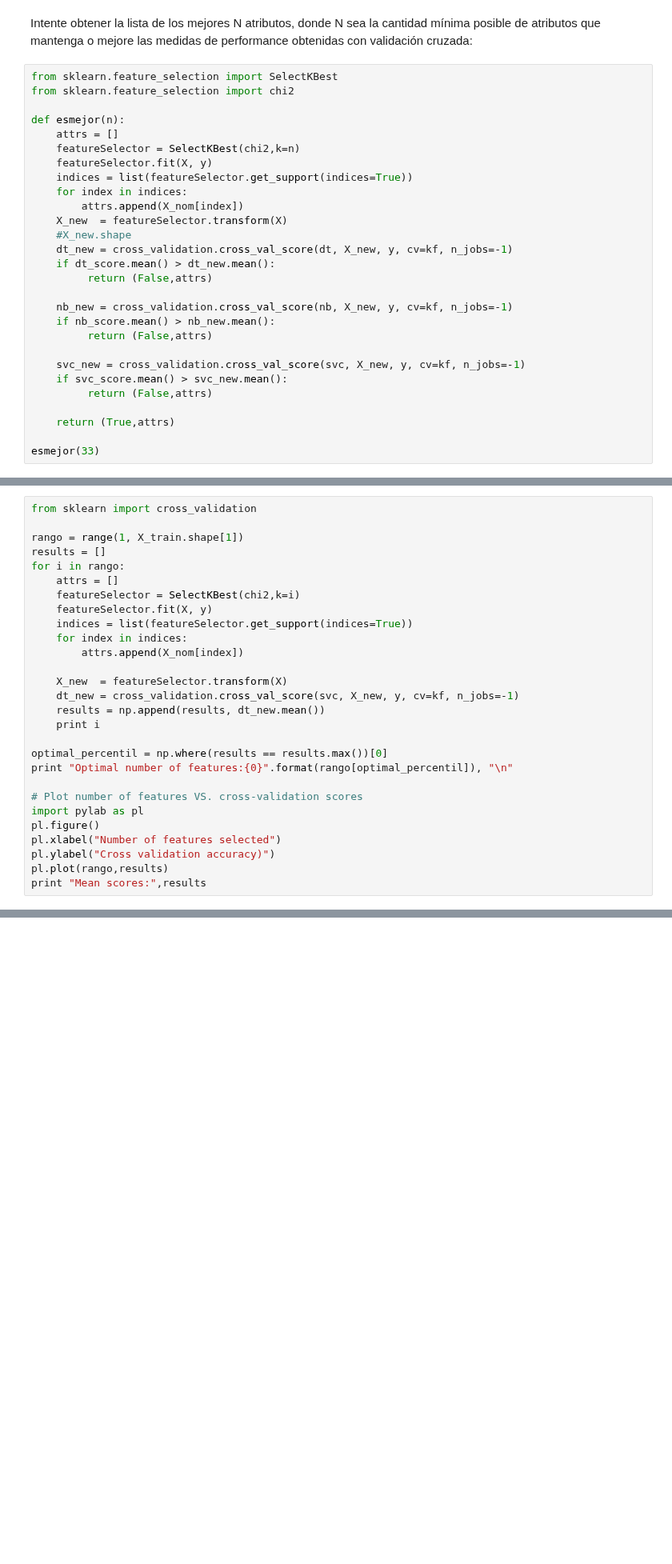
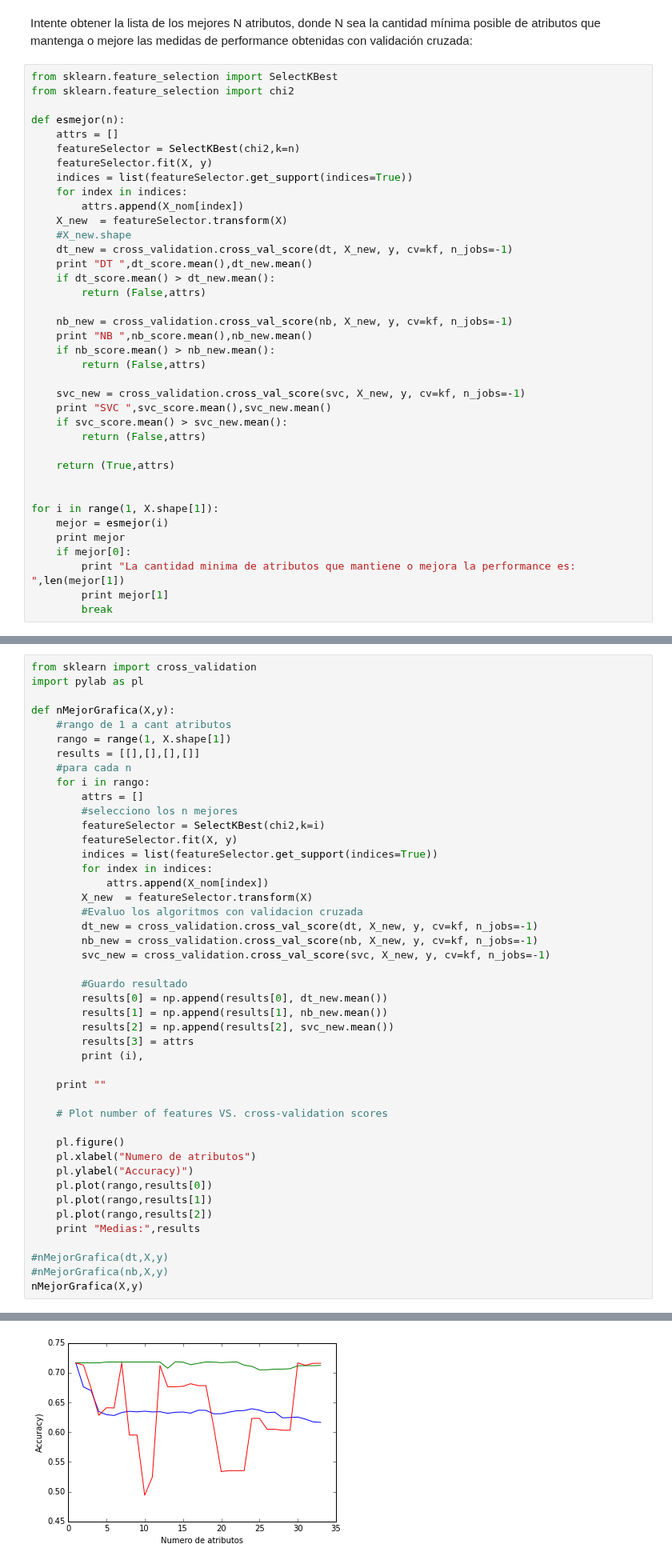
Before and after one commit to raulsperoni/aprendizaje-automatico-2015, a Jupyter notebook: Lab1_2015.ipynb, the cells around one changed output, grey strips where cells are left out. Shown at 80% size. Saved outputs shown, nothing was run; the diff lists cells and outputs as text; blank space fills up the shorter version.

```diff
--- a/Lab1_2015.ipynb
+++ b/Lab1_2015.ipynb
@@ -522,18 +599,28 @@ def esmejor(n):
     X_new  = featureSelector.transform(X)
     #X_new.shape
     dt_new = cross_validation.cross_val_score(dt, X_new, y, cv=kf, n_jobs=-1)
+    print "DT ",dt_score.mean(),dt_new.mean()
     if dt_score.mean() > dt_new.mean():
-         return (False,attrs)
+        return (False,attrs)
 
     nb_new = cross_validation.cross_val_score(nb, X_new, y, cv=kf, n_jobs=-1)
+    print "NB ",nb_score.mean(),nb_new.mean()
     if nb_score.mean() > nb_new.mean():
-         return (False,attrs)
+        return (False,attrs)
 
     svc_new = cross_validation.cross_val_score(svc, X_new, y, cv=kf, n_jobs=-1)
+    print "SVC ",svc_score.mean(),svc_new.mean()
     if svc_score.mean() > svc_new.mean():
-         return (False,attrs)
+        return (False,attrs)
 
     return (True,attrs)
 
-esmejor(33)
+
+for i in range(1, X.shape[1]):
+    mejor = esmejor(i)
+    print mejor
+    if mejor[0]:
+        print "La cantidad minima de atributos que mantiene o mejora la performance es: ",len(mejor[1])
+        print mejor[1]
+        break
 # %% [output]
@@ -557,28 +633,46 @@ esmejor(33)
 # %%
 from sklearn import cross_validation
+import pylab as pl
 
-rango = range(1, X_train.shape[1])
-results = []
-for i in rango:
-    attrs = []
-    featureSelector = SelectKBest(chi2,k=i)
-    featureSelector.fit(X, y)
-    indices = list(featureSelector.get_support(indices=True))
-    for index in indices:
-        attrs.append(X_nom[index])
+def nMejorGrafica(X,y):
+    #rango de 1 a cant atributos
+    rango = range(1, X.shape[1])
+    results = [[],[],[],[]]
+    #para cada n
+    for i in rango:
+        attrs = []
+        #selecciono los n mejores
+        featureSelector = SelectKBest(chi2,k=i)
+        featureSelector.fit(X, y)
+        indices = list(featureSelector.get_support(indices=True))
+        for index in indices:
+            attrs.append(X_nom[index])
+        X_new  = featureSelector.transform(X)
+        #Evaluo los algoritmos con validacion cruzada
+        dt_new = cross_validation.cross_val_score(dt, X_new, y, cv=kf, n_jobs=-1)
+        nb_new = cross_validation.cross_val_score(nb, X_new, y, cv=kf, n_jobs=-1)
+        svc_new = cross_validation.cross_val_score(svc, X_new, y, cv=kf, n_jobs=-1)
 
-    X_new  = featureSelector.transform(X)
-    dt_new = cross_validation.cross_val_score(svc, X_new, y, cv=kf, n_jobs=-1)
-    results = np.append(results, dt_new.mean())
-    print i
+        #Guardo resultado
+        results[0] = np.append(results[0], dt_new.mean())
+        results[1] = np.append(results[1], nb_new.mean())
+        results[2] = np.append(results[2], svc_new.mean())
+        results[3] = attrs
+        print (i),
 
-optimal_percentil = np.where(results == results.max())[0]
-print "Optimal number of features:{0}".format(rango[optimal_percentil]), "\n"
+    print ""
 
-# Plot number of features VS. cross-validation scores
-import pylab as pl
-pl.figure()
-pl.xlabel("Number of features selected")
-pl.ylabel("Cross validation accuracy)")
-pl.plot(rango,results)
-print "Mean scores:",results
+    # Plot number of features VS. cross-validation scores
+
+    pl.figure()
+    pl.xlabel("Numero de atributos")
+    pl.ylabel("Accuracy)")
+    pl.plot(rango,results[0])
+    pl.plot(rango,results[1])
+    pl.plot(rango,results[2])
+    print "Medias:",results
+
+#nMejorGrafica(dt,X,y)
+#nMejorGrafica(nb,X,y)
+nMejorGrafica(X,y)
+# %% [output]
@@ -584,0 +699 @@ print "Mean scores:",results
+[figure, added]
```
Also changed, not shown: parts of 18 cells of this notebook.
